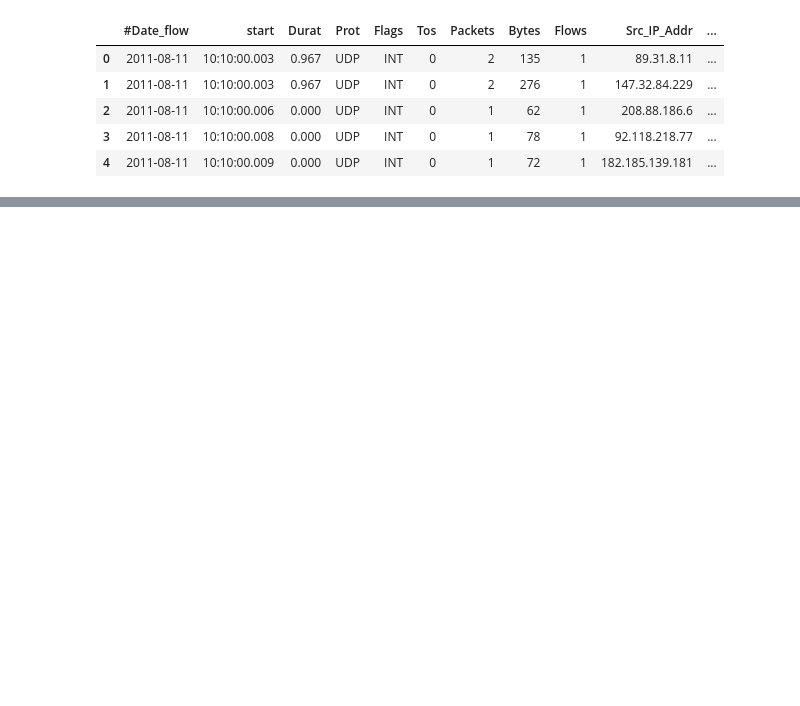
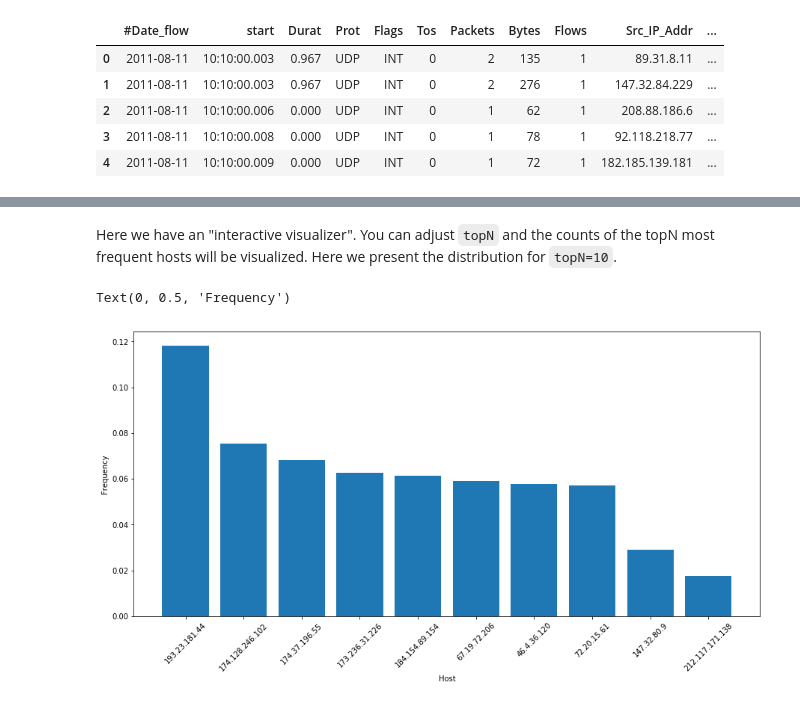
Before and after one commit to giannislelekas/CS4035, a Jupyter notebook: lab3/Sketching_Task.ipynb, the cells around one changed output, grey strips where cells are left out. Saved outputs shown, nothing was run; the diff lists cells and outputs as text; code cells hidden in the pictures; blank space fills up the shorter version.

```diff
--- a/lab3/Sketching_Task.ipynb
+++ b/lab3/Sketching_Task.ipynb
@@ -83,0 +65,16 @@ dd.head(10)
+# %% [markdown]
+Here we have an "interactive visualizer". You can adjust `topN` and the counts of the topN most frequent hosts will be visualized. Here we present the distribution for `topN=10`.
+# %%
+import seaborn as sns
+
+topN=10
+
+plt.figure(figsize=(15,7))
+plt.bar(range(topN), ground_truth.head(topN).values)
+plt.xticks(range(topN), ground_truth.head(topN).index, rotation=45)
+
+plt.xlabel('Host')
+plt.ylabel('Frequency')
+# %% [output]
+Text(0, 0.5, 'Frequency')
+[figure, added]
```
Also changed, not shown: parts of 22 cells of this notebook, 1 other file.
